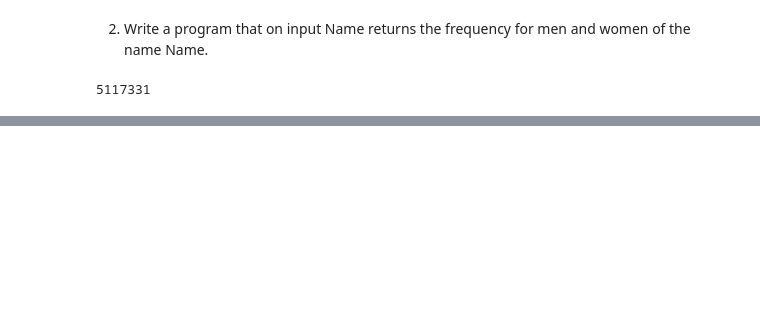
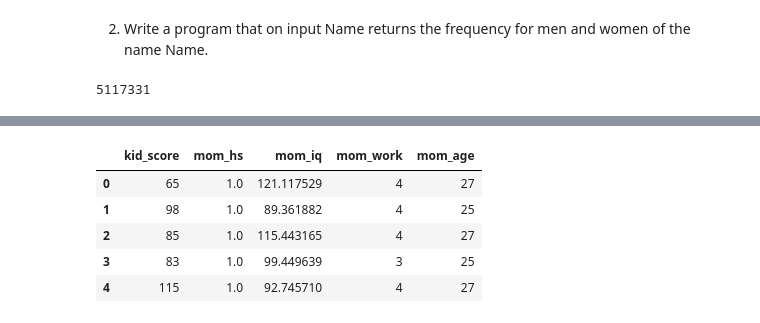
Before and after one commit to yue-cheng-wind/EE460J-Labs, a Jupyter notebook: Lab 2/Lab2Code.ipynb, the cells around one changed output, grey strips where cells are left out. Cells and saved outputs as stored; diff of their text form; code cells hidden in the pictures; blank space fills up the shorter version.

```diff
--- a/Lab 2/Lab2Code.ipynb
+++ b/Lab 2/Lab2Code.ipynb
@@ -96,0 +104,10 @@ namefrequency("John")
+# %%
+kidiq = pd.read_stata('ARM_Data/child.iq/kidiq.dta')
+kidiq.head()
+# %% [output]
+|  | kid_score | mom_hs | mom_iq | mom_work | mom_age |
+| 0 | 65 | 1.0 | 121.117529 | 4 | 27 |
+| 1 | 98 | 1.0 | 89.361882 | 4 | 25 |
+| 2 | 85 | 1.0 | 115.443165 | 4 | 27 |
+| 3 | 83 | 1.0 | 99.449639 | 3 | 25 |
+| 4 | 115 | 1.0 | 92.745710 | 4 | 27 |
```
Also changed, not shown: parts of 6 cells of this notebook.
